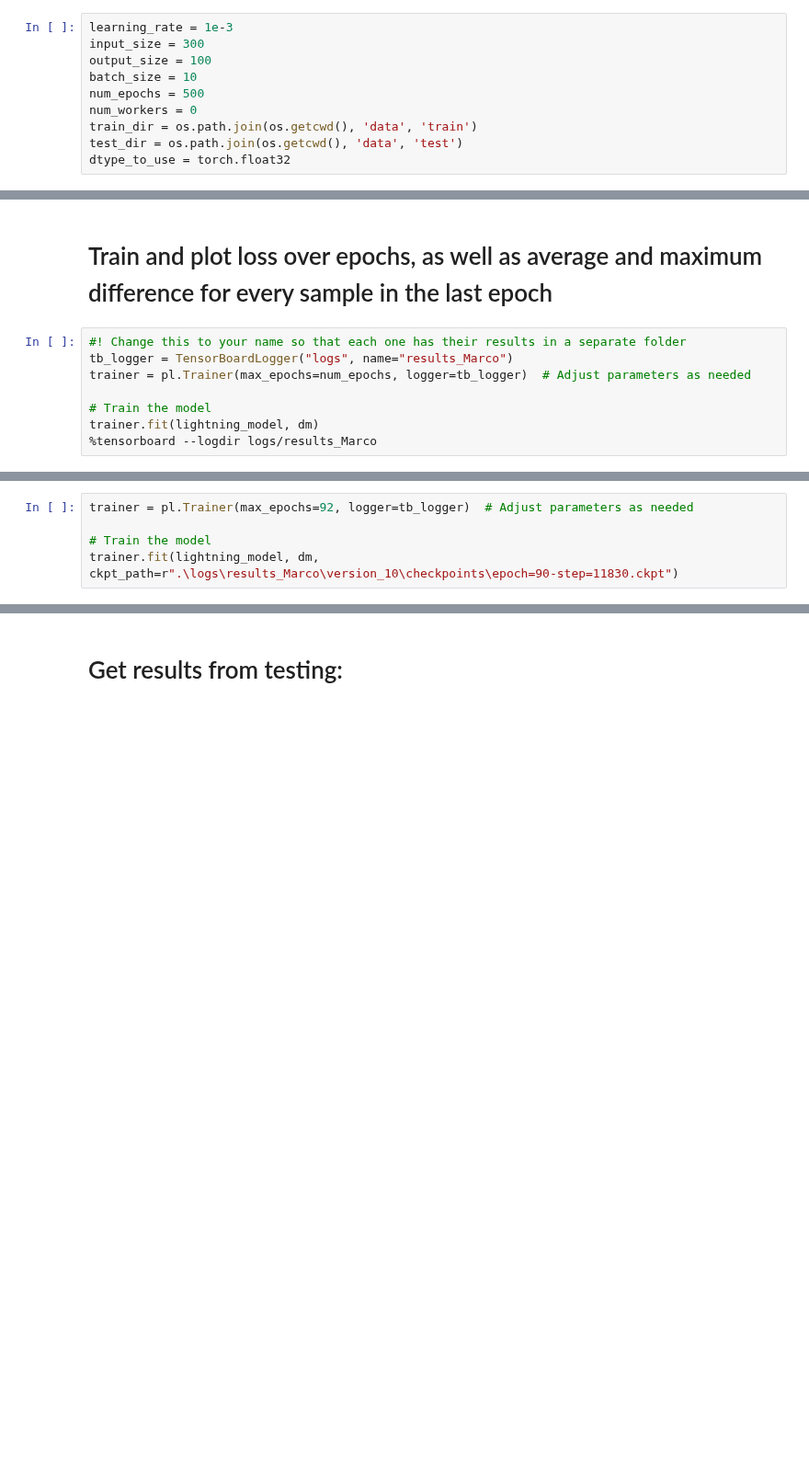
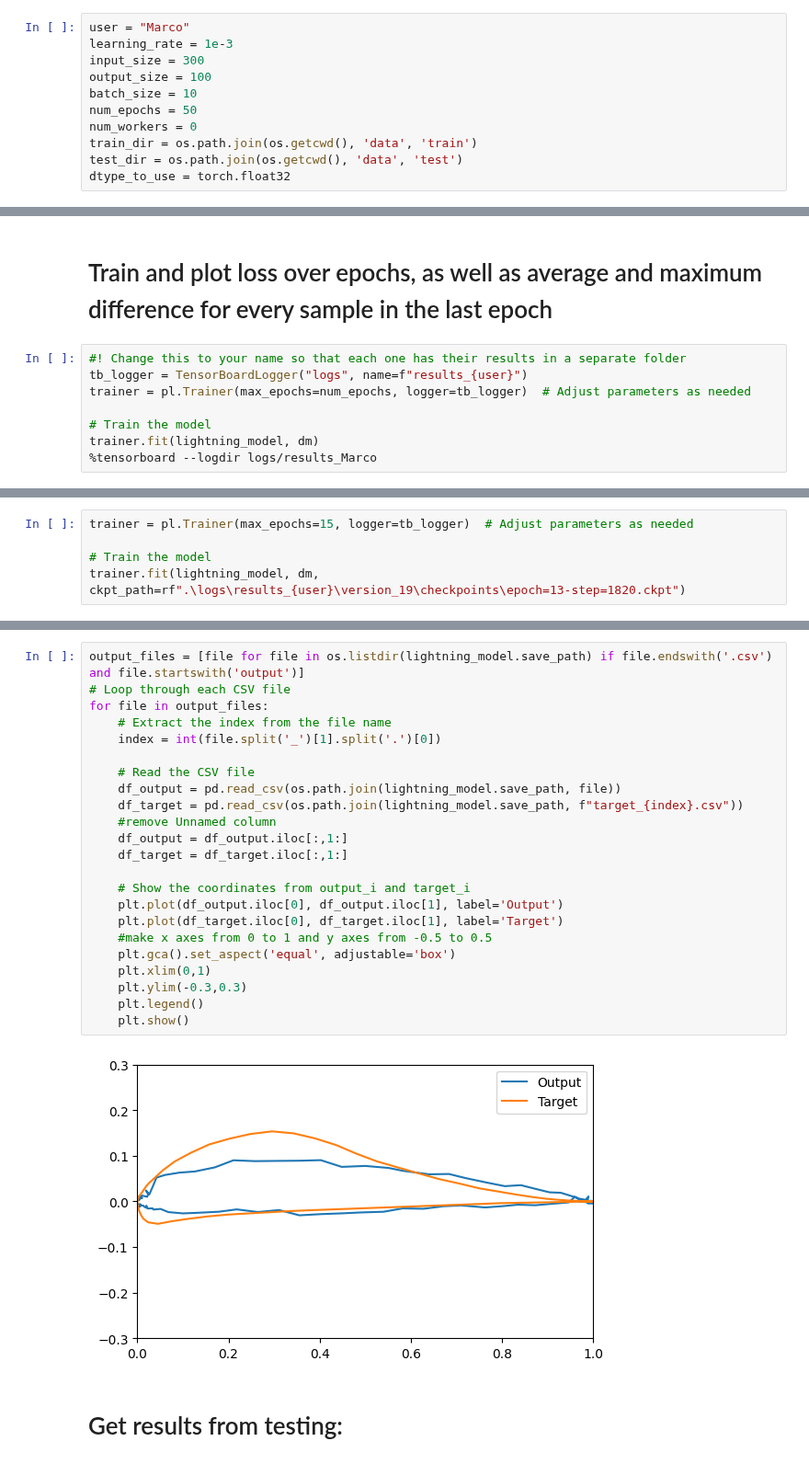
Before and after one commit to mfranzreb/Applied-ML-project, a Jupyter notebook: ann.ipynb, the cells around one changed output, grey strips where cells are left out. Shown at 92% size. Drawn from its saved outputs; the diff is of its cells as text; blank space fills up the shorter version.

Commit message:
Add requirements and airfoil visualization in ann notebook

```diff
--- a/ann.ipynb
+++ b/ann.ipynb
@@ -10,11 +11,12 @@ import cv2
 # %% [markdown]
 ## Define parameters
 # %%
+user = "Marco"
 learning_rate = 1e-3
 input_size = 300
 output_size = 100
 batch_size = 10
-num_epochs = 500
+num_epochs = 50
 num_workers = 0
 train_dir = os.path.join(os.getcwd(), 'data', 'train')
 test_dir = os.path.join(os.getcwd(), 'data', 'test')
@@ -209,7 +223,7 @@ Using: Quadro P600
 # Train and plot loss over epochs, as well as average and maximum difference for every sample in the last epoch
 # %%
 #! Change this to your name so that each one has their results in a separate folder
-tb_logger = TensorBoardLogger("logs", name="results_Marco")
+tb_logger = TensorBoardLogger("logs", name=f"results_{user}")
 trainer = pl.Trainer(max_epochs=num_epochs, logger=tb_logger)  # Adjust parameters as needed
 
 # Train the model
@@ -239,8 +238,8 @@ UsageError: Line magic function `%tensorboard` not found.
 # %%
-trainer = pl.Trainer(max_epochs=92, logger=tb_logger)  # Adjust parameters as needed
+trainer = pl.Trainer(max_epochs=15, logger=tb_logger)  # Adjust parameters as needed
 
 # Train the model
-trainer.fit(lightning_model, dm, ckpt_path=r".\logs\results_Marco\version_10\checkpoints\epoch=90-step=11830.ckpt")
+trainer.fit(lightning_model, dm, ckpt_path=rf".\logs\results_{user}\version_19\checkpoints\epoch=13-step=1820.ckpt")
 # %% [output]
 GPU available: True (cuda), used: True
 TPU available: False, using: 0 TPU cores
@@ -263,3 +264,28 @@ Restored all states from the checkpoint at .\logs\results_Marco\version_10\check
+# %%
+output_files = [file for file in os.listdir(lightning_model.save_path) if file.endswith('.csv') and file.startswith('output')]
+# Loop through each CSV file
+for file in output_files:
+    # Extract the index from the file name
+    index = int(file.split('_')[1].split('.')[0])
+
+    # Read the CSV file
+    df_output = pd.read_csv(os.path.join(lightning_model.save_path, file))
+    df_target = pd.read_csv(os.path.join(lightning_model.save_path, f"target_{index}.csv"))
+    #remove Unnamed column
+    df_output = df_output.iloc[:,1:]
+    df_target = df_target.iloc[:,1:]
+
+    # Show the coordinates from output_i and target_i
+    plt.plot(df_output.iloc[0], df_output.iloc[1], label='Output')
+    plt.plot(df_target.iloc[0], df_target.iloc[1], label='Target')
+    #make x axes from 0 to 1 and y axes from -0.5 to 0.5
+    plt.gca().set_aspect('equal', adjustable='box')
+    plt.xlim(0,1)
+    plt.ylim(-0.3,0.3)
+    plt.legend()
+    plt.show()
+# %% [output]
+[figure, added]
 # %% [markdown]
 # Get results from testing:
 # %%
```
Also changed, not shown: parts of 6 cells of this notebook, 7 other files.
